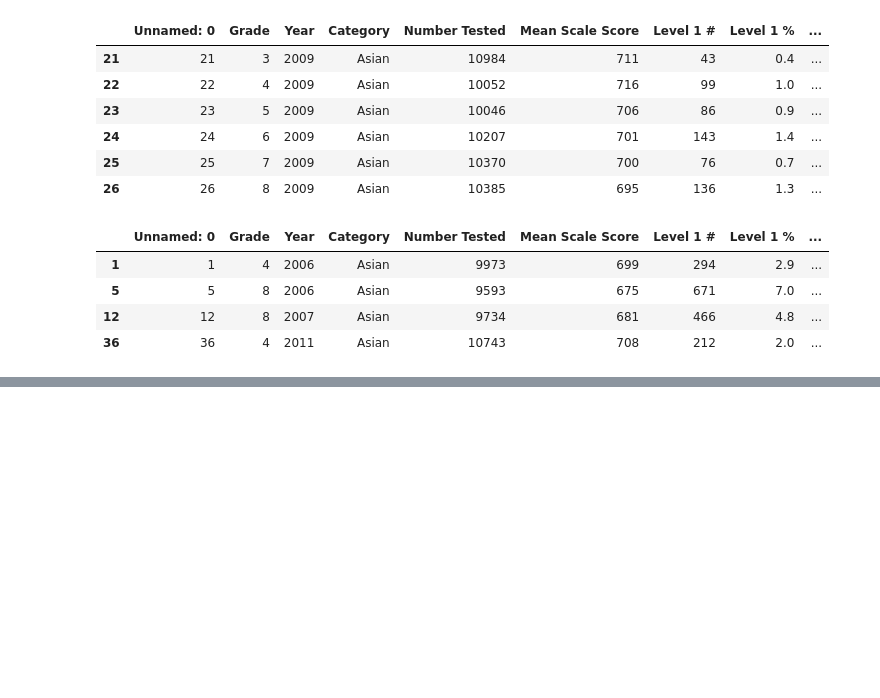
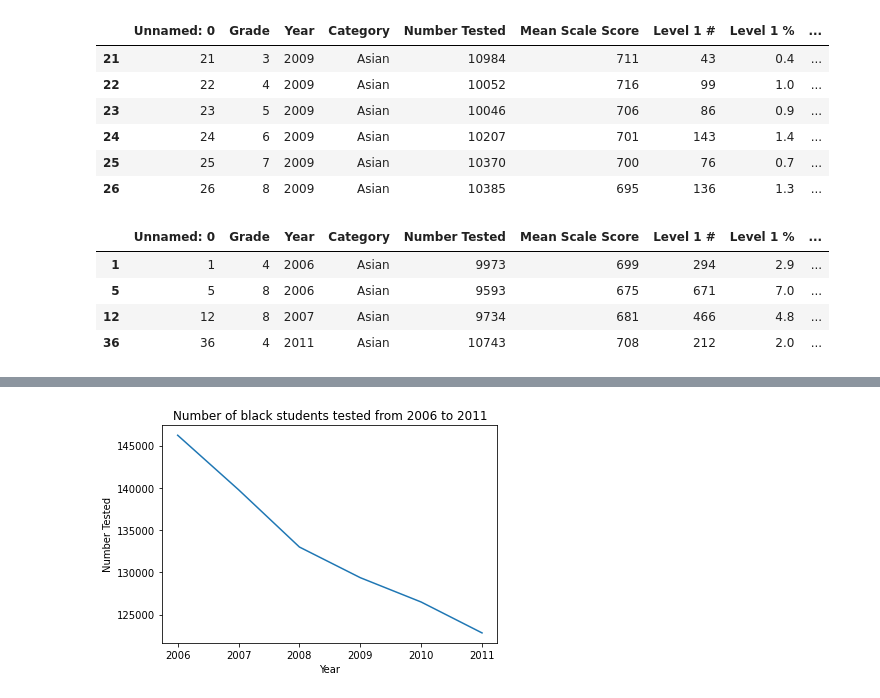
Before and after one commit to SimonAtias/Trabajos, a Jupyter notebook: Tec. Soporte Informático 2021/ManejoCsvPython/notebooks/exp.ipynb, the cells around one changed output, grey strips where cells are left out. Cells and saved outputs as stored; diff of their text form; code cells hidden in the pictures; blank space fills up the shorter version.

```diff
--- a/Tec. Soporte Informático 2021/ManejoCsvPython/notebooks/exp.ipynb
+++ b/Tec. Soporte Informático 2021/ManejoCsvPython/notebooks/exp.ipynb
@@ -69,0 +107,12 @@ df0.loc[[1,5,12,36]]
+# %%
+df1 = df0
+df1 = df1.loc[[48,55,62,69,76,83]]
+x_values = df1['Year']
+y_values = df1['Number Tested']
+plt0.plot(x_values,y_values)
+plt0.title('Number of black students tested from 2006 to 2011')
+plt0.xlabel('Year')
+plt0.ylabel('Number Tested')
+plt0.show()
+# %% [output]
+[figure, added]
```
Also changed, not shown: parts of 4 cells of this notebook, 1 other file.
